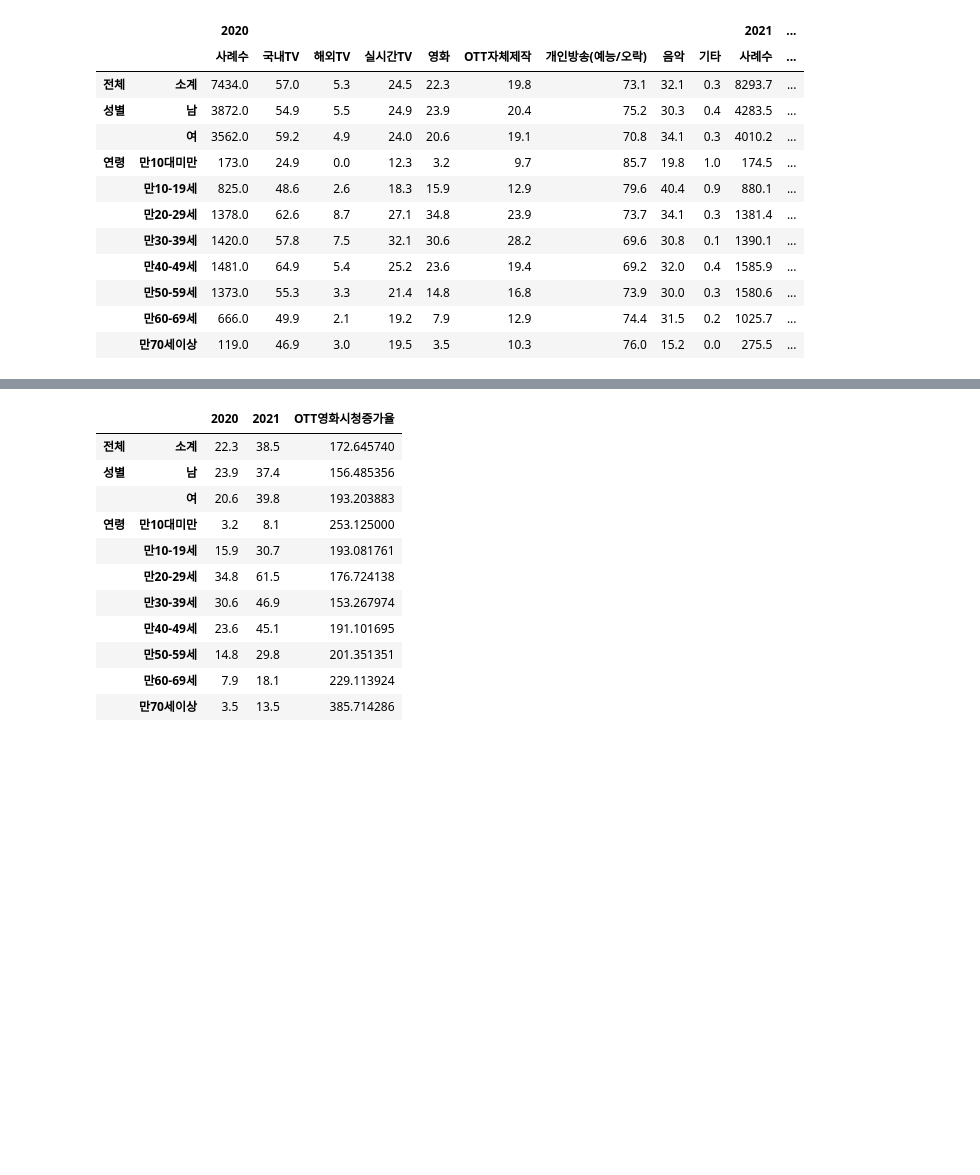
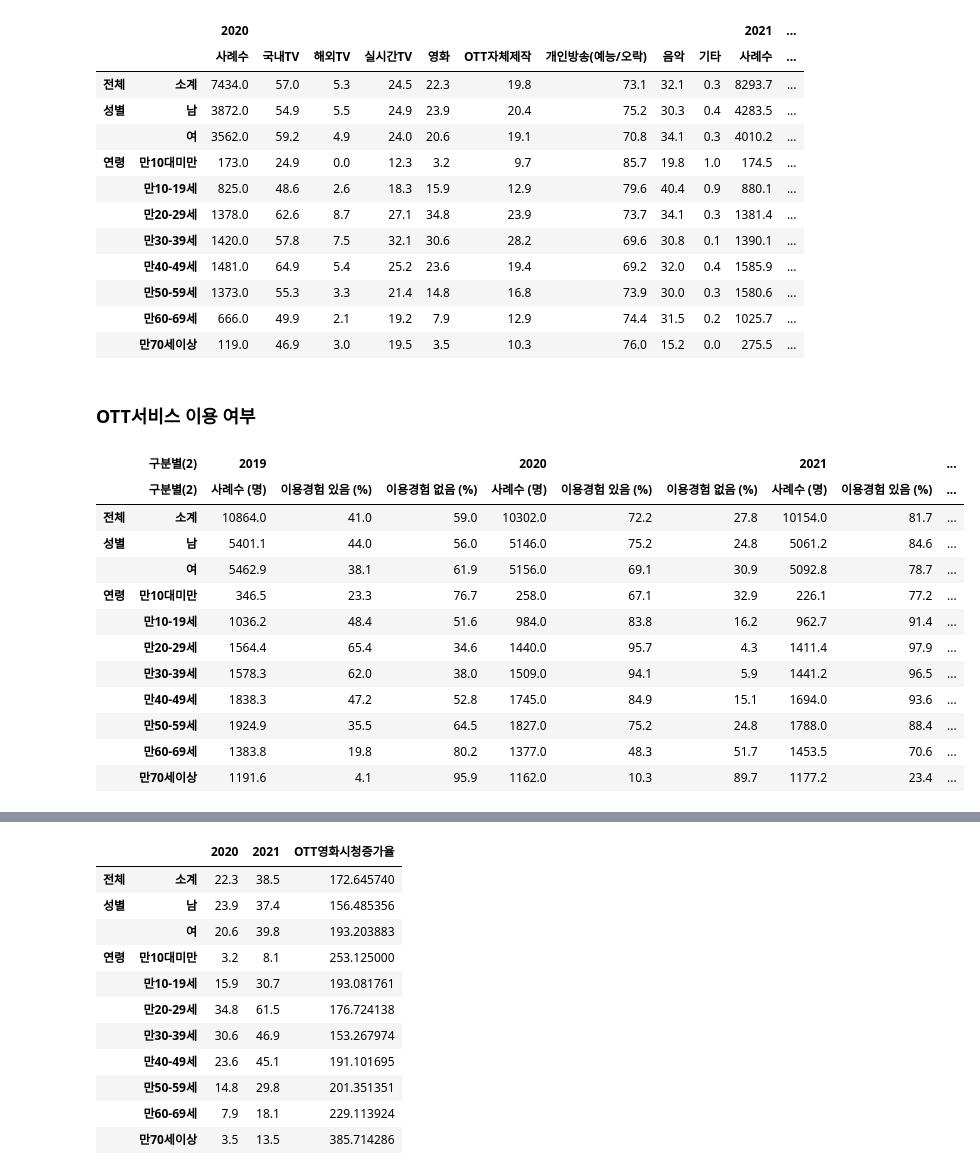
Before and after one commit to tada-data/teamproject-mid, a Jupyter notebook: 중간프로젝트데이터간단하게Review_내가확인.ipynb, the cells around one changed output, grey strips where cells are left out. Cells and saved outputs as stored; diff of their text form; code cells hidden in the pictures; blank space fills up the shorter version.

```diff
--- a/중간프로젝트데이터간단하게Review_내가확인.ipynb
+++ b/중간프로젝트데이터간단하게Review_내가확인.ipynb
@@ -66,3 +67,22 @@ OTT
 |  | 만50-59세 | 1373.0 | 55.3 | 3.3 | 21.4 | 14.8 | 16.8 | 73.9 | 30.0 | 0.3 | 1580.6 | ... |
 |  | 만60-69세 | 666.0 | 49.9 | 2.1 | 19.2 | 7.9 | 12.9 | 74.4 | 31.5 | 0.2 | 1025.7 | ... |
 |  | 만70세이상 | 119.0 | 46.9 | 3.0 | 19.5 | 3.5 | 10.3 | 76.0 | 15.2 | 0.0 | 275.5 | ... |
+# %% [markdown]
+### OTT서비스 이용 여부
+# %%
+user = pd.read_excel("최근3개월OTT서비스이용경험.xlsx", header=[0,1], index_col=[0,1])
+user
+# %% [output]
+|  | 구분별(2) | 2019 |  |  | 2020 |  |  | 2021 |  | ... |
+|  | 구분별(2) | 사례수 (명) | 이용경험 있음 (%) | 이용경험 없음 (%) | 사례수 (명) | 이용경험 있음 (%) | 이용경험 없음 (%) | 사례수 (명) | 이용경험 있음 (%) | ... |
+| 전체 | 소계 | 10864.0 | 41.0 | 59.0 | 10302.0 | 72.2 | 27.8 | 10154.0 | 81.7 | ... |
+| 성별 | 남 | 5401.1 | 44.0 | 56.0 | 5146.0 | 75.2 | 24.8 | 5061.2 | 84.6 | ... |
+|  | 여 | 5462.9 | 38.1 | 61.9 | 5156.0 | 69.1 | 30.9 | 5092.8 | 78.7 | ... |
+| 연령 | 만10대미만 | 346.5 | 23.3 | 76.7 | 258.0 | 67.1 | 32.9 | 226.1 | 77.2 | ... |
+|  | 만10-19세 | 1036.2 | 48.4 | 51.6 | 984.0 | 83.8 | 16.2 | 962.7 | 91.4 | ... |
+|  | 만20-29세 | 1564.4 | 65.4 | 34.6 | 1440.0 | 95.7 | 4.3 | 1411.4 | 97.9 | ... |
+|  | 만30-39세 | 1578.3 | 62.0 | 38.0 | 1509.0 | 94.1 | 5.9 | 1441.2 | 96.5 | ... |
+|  | 만40-49세 | 1838.3 | 47.2 | 52.8 | 1745.0 | 84.9 | 15.1 | 1694.0 | 93.6 | ... |
+|  | 만50-59세 | 1924.9 | 35.5 | 64.5 | 1827.0 | 75.2 | 24.8 | 1788.0 | 88.4 | ... |
+|  | 만60-69세 | 1383.8 | 19.8 | 80.2 | 1377.0 | 48.3 | 51.7 | 1453.5 | 70.6 | ... |
+|  | 만70세이상 | 1191.6 | 4.1 | 95.9 | 1162.0 | 10.3 | 89.7 | 1177.2 | 23.4 | ... |
```
Also changed, not shown: parts of 13 cells of this notebook, 1 other file.
